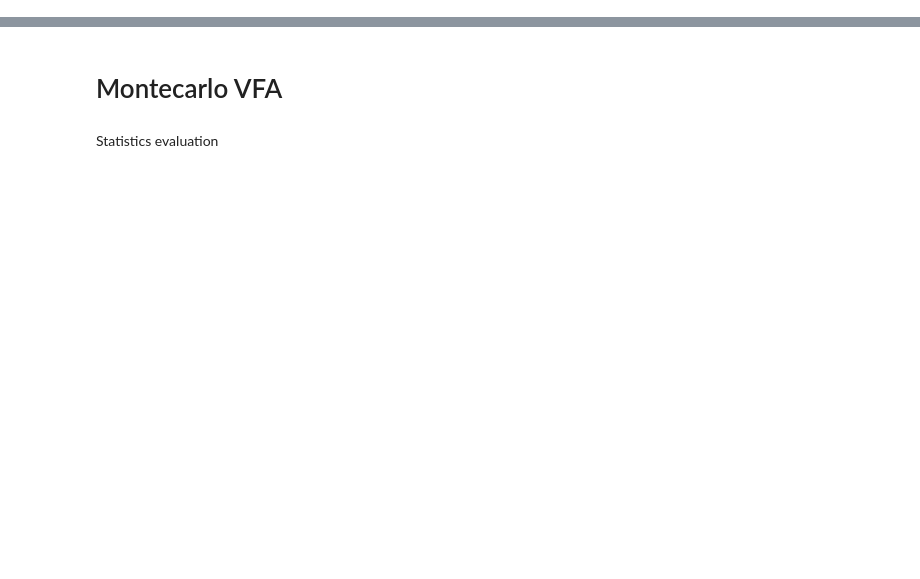
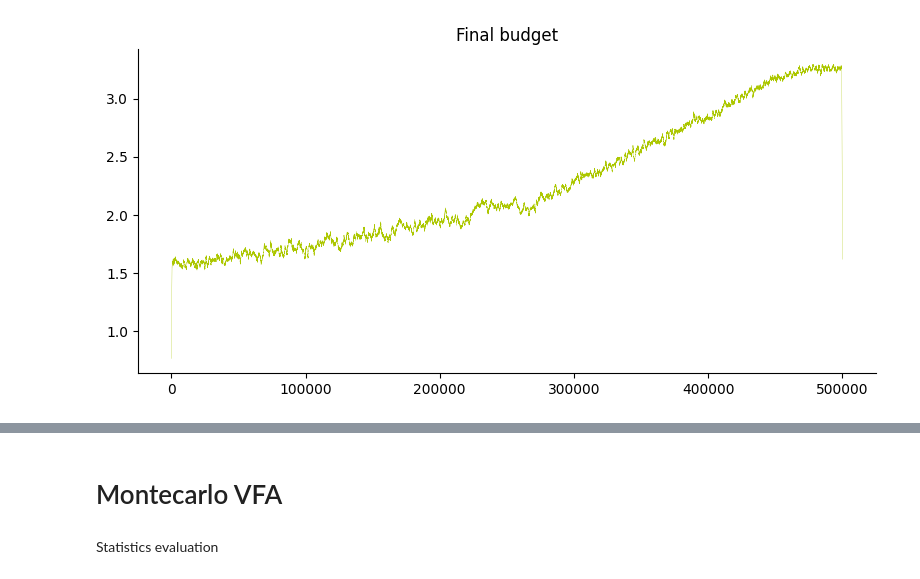
Before and after one commit to LeonardoAcquaroli/manage-a-farm-with-reinforcement-learning, a Jupyter notebook: train.ipynb, the cells around one changed output, grey strips where cells are left out. Cells and saved outputs as stored; diff of their text form; code cells hidden in the pictures; blank space fills up the shorter version.

Commit message:
new training with sigma = 6

```diff
--- a/train.ipynb
+++ b/train.ipynb
@@ -103,0 +79,6 @@ SARSA_vfa_agent = FarmAgentSarsaVFA(
+# %%
+w = 1000
+# rewards = conv(np.array(nenv.return_queue).flatten(), win=w)
+# lengths = conv(np.array(nenv.length_queue).flatten(), win=w)
+# error = conv(np.array(REINFORCE_agent.training_error).flatten(), win=w)
+final_budgets = conv(np.array(final_budget_queue), win=w)
@@ -103,0 +95,13 @@ SARSA_vfa_agent = FarmAgentSarsaVFA(
+# %%
+fig, ax = plt.subplots(figsize=(8, 4))
+sns.lineplot(x=range(len(final_budgets)), y=final_budgets, ax=ax, c='#acc700', linewidth=.2)
+ax.set_title('Final budget')
+
+# Remove spines on top and right sides
+ax.spines['top'].set_visible(False)
+ax.spines['right'].set_visible(False)
+
+plt.tight_layout()
+plt.show()
+# %% [output]
+[figure, added]
```
Also changed, not shown: parts of 31 cells of this notebook.
